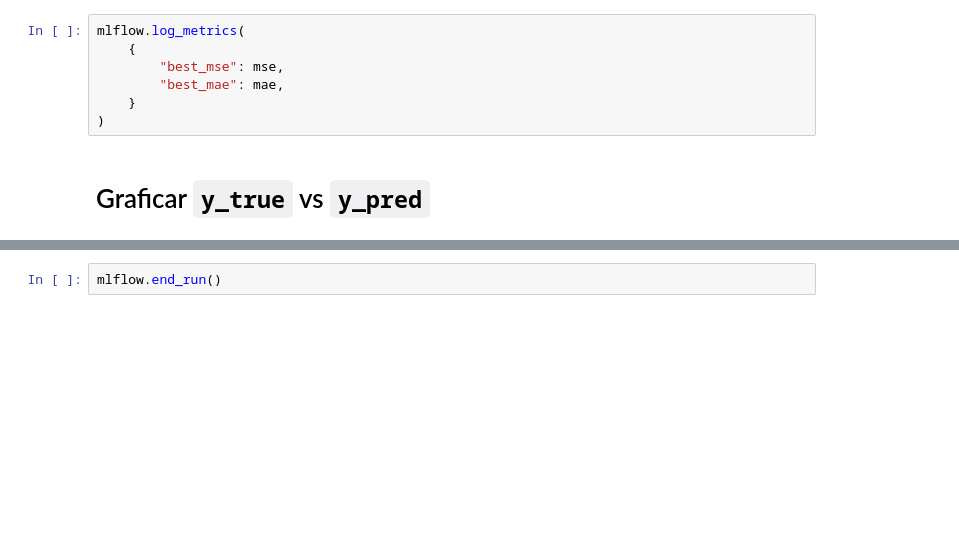
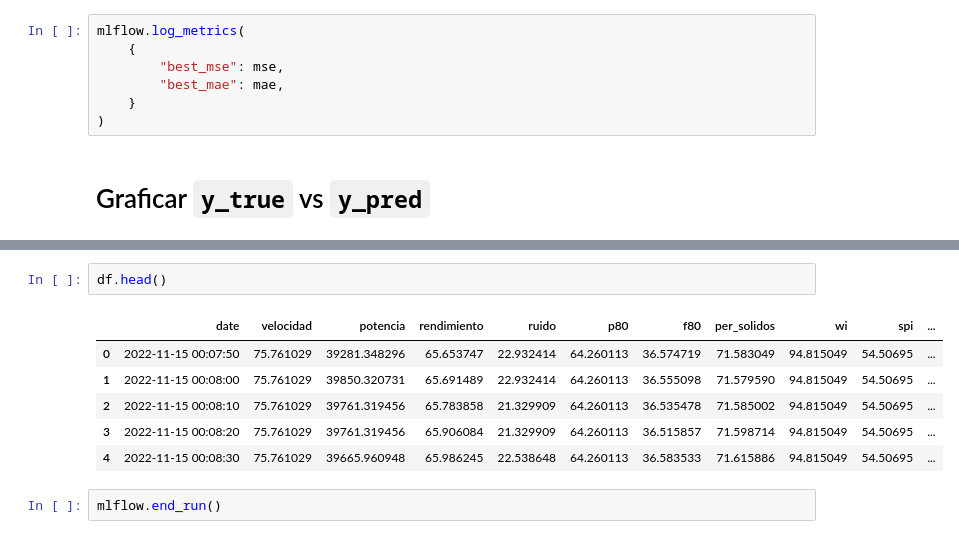
Before and after one commit to guillermovc/MLOps-grinding, a Jupyter notebook: notebooks/MODEL_SVM.ipynb, the cells around one changed output, grey strips where cells are left out. Saved outputs shown, nothing was run; the diff lists cells and outputs as text; blank space fills up the shorter version.

```diff
--- a/notebooks/MODEL_SVM.ipynb
+++ b/notebooks/MODEL_SVM.ipynb
@@ -339,3 +366,12 @@ Created version '1' of model 'sk-learn-svr-model'.
 <mlflow.models.model.ModelInfo at 0x...>
+# %%
+df.head()
+# %% [output]
+|  | date | velocidad | potencia | rendimiento | ruido | p80 | f80 | per_solidos | wi | spi | ... |
+| 0 | 2022-11-15 00:07:50 | 75.761029 | 39281.348296 | 65.653747 | 22.932414 | 64.260113 | 36.574719 | 71.583049 | 94.815049 | 54.50695 | ... |
+| 1 | 2022-11-15 00:08:00 | 75.761029 | 39850.320731 | 65.691489 | 22.932414 | 64.260113 | 36.555098 | 71.579590 | 94.815049 | 54.50695 | ... |
+| 2 | 2022-11-15 00:08:10 | 75.761029 | 39761.319456 | 65.783858 | 21.329909 | 64.260113 | 36.535478 | 71.585002 | 94.815049 | 54.50695 | ... |
+| 3 | 2022-11-15 00:08:20 | 75.761029 | 39761.319456 | 65.906084 | 21.329909 | 64.260113 | 36.515857 | 71.598714 | 94.815049 | 54.50695 | ... |
+| 4 | 2022-11-15 00:08:30 | 75.761029 | 39665.960948 | 65.986245 | 22.538648 | 64.260113 | 36.583533 | 71.615886 | 94.815049 | 54.50695 | ... |
 # %%
 mlflow.end_run()
```
Also changed, not shown: parts of 10 cells of this notebook, 26 other files.
